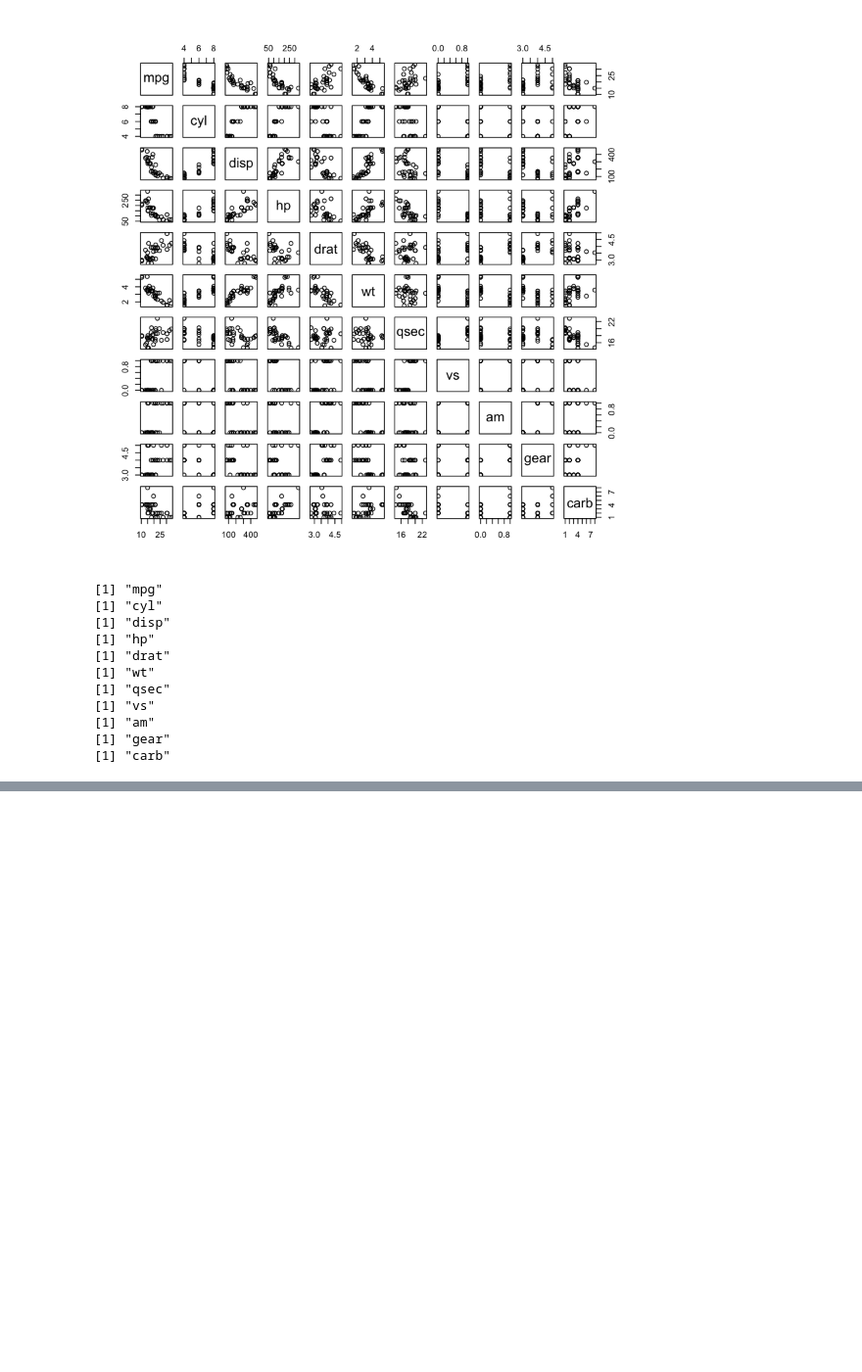
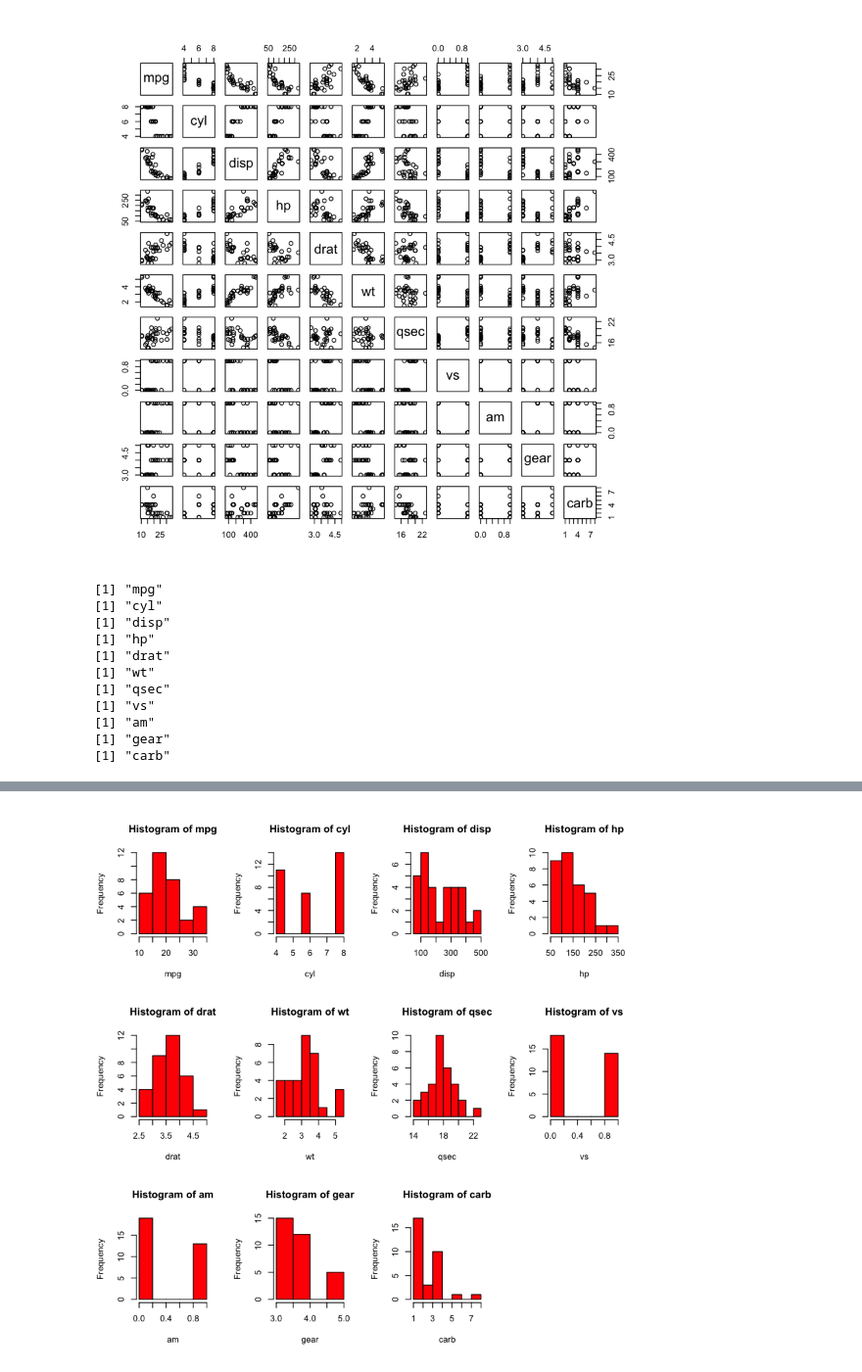
Before and after one commit to edkrueger/r-regression-labs, a Jupyter notebook: mtcars.ipynb, the cells around one changed output, grey strips where cells are left out. Shown: that part at 98% size. Cells and saved outputs as stored; diff of their text form; code cells hidden in the pictures; blank space fills up the shorter version.

```diff
--- a/mtcars.ipynb
+++ b/mtcars.ipynb
@@ -125,0 +170,14 @@ for (name in names(mtcars)){
+# %%
+# histogram of all variables
+par(mfrow=c(3, 4))
+
+for (name in names(mtcars)){
+    hist(
+        mtcars[, name],
+        main=paste("Histogram of ", name, sep = ""),
+        xlab=name,
+        col="red"
+    )
+}
+# %% [output]
+[figure, added]
```
Also changed, not shown: parts of 6 cells of this notebook.
